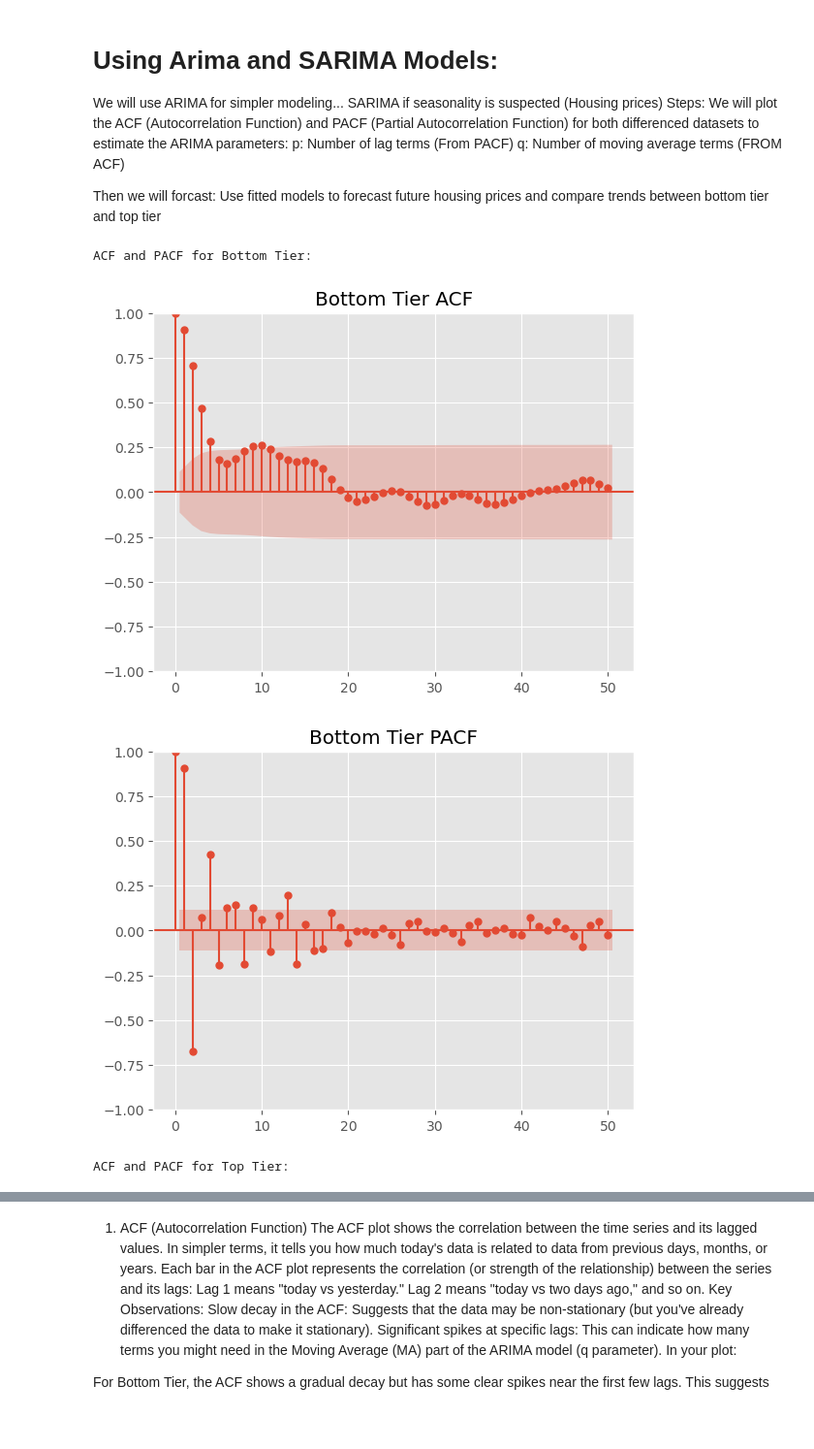
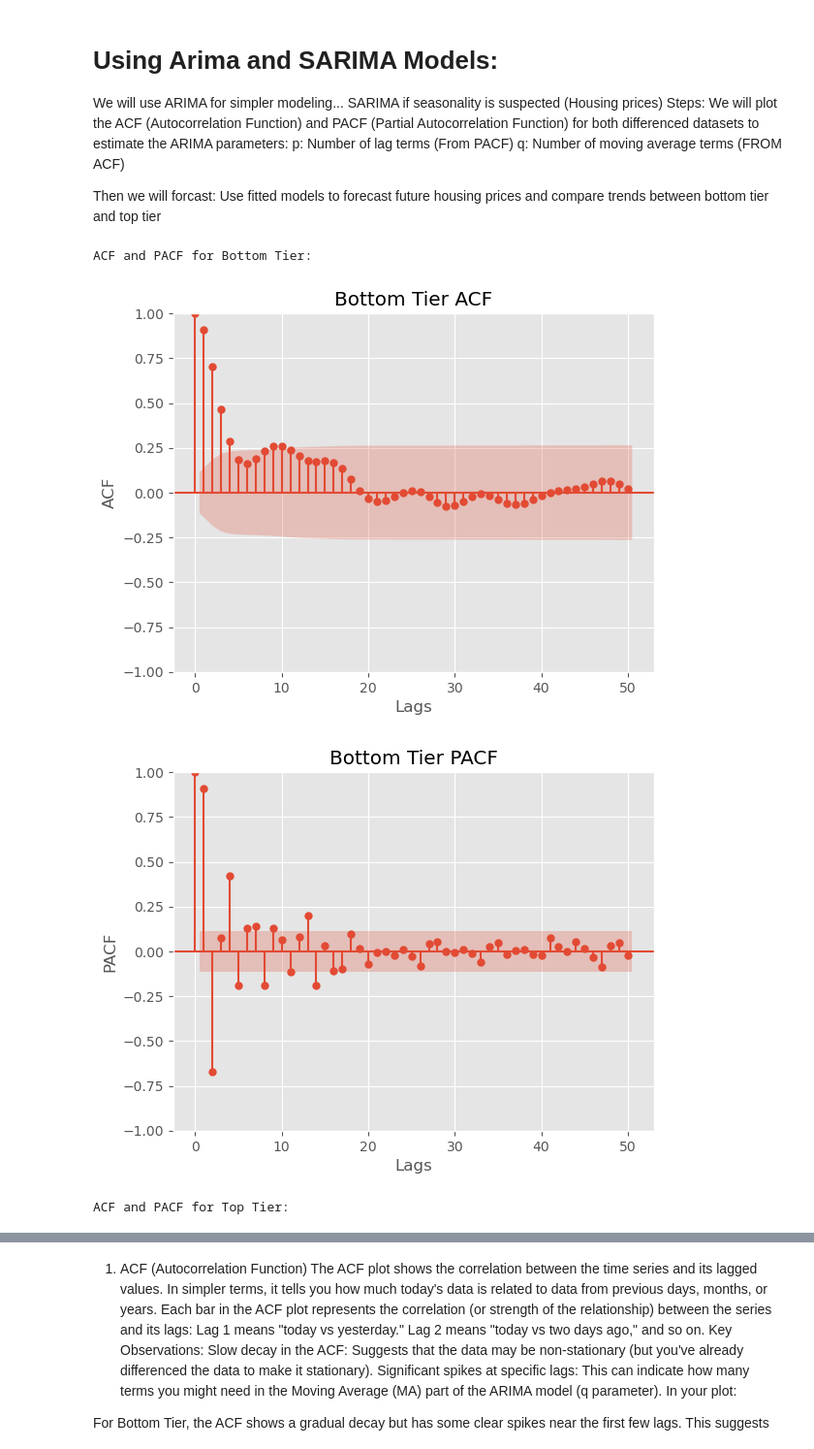
Before and after one commit to SUPERINTIALD/CSCI_4502_5502_Data_Mining_Final_Project, a Jupyter notebook: S-ARIMA.ipynb, the cells around one changed output, grey strips where cells are left out. Shown at 97% size. Saved outputs shown, nothing was run; the diff lists cells and outputs as text; code cells hidden in the pictures; blank space fills up the shorter version.

```diff
--- a/S-ARIMA.ipynb
+++ b/S-ARIMA.ipynb
@@ -243,28 +239,36 @@ Then we will forcast: Use fitted models to forecast future housing prices and co
 # %%
 from statsmodels.graphics.tsaplots import plot_acf, plot_pacf
 import matplotlib.pyplot as plt
 
 # Plot ACF and PACF for Bottom Tier
 print("ACF and PACF for Bottom Tier:")
 plot_acf(boulder_bottom_tier_diff, lags=50)
 plt.title("Bottom Tier ACF")
+plt.ylabel("ACF")
+plt.xlabel("Lags")
 plt.show()
 
 plot_pacf(boulder_bottom_tier_diff, lags=50)
 plt.title("Bottom Tier PACF")
+plt.ylabel("PACF")
+plt.xlabel("Lags")
 plt.show()
 
 # Plot ACF and PACF for Top Tier
 print("ACF and PACF for Top Tier:")
 plot_acf(boulder_top_tier_diff, lags=50)
 plt.title("Top Tier ACF")
+plt.ylabel("ACF")
+plt.xlabel("Lags")
 plt.show()
 
 plot_pacf(boulder_top_tier_diff, lags=50)
 plt.title("Top Tier PACF")
+plt.ylabel("PACF")
+plt.xlabel("Lags")
 plt.show()
 # %% [output]
 ACF and PACF for Bottom Tier:
-[figure, old version]
+[figure, new version]
-[figure, old version]
+[figure, new version]
 ACF and PACF for Top Tier:
```
Also changed, not shown: parts of 15 cells of this notebook.
